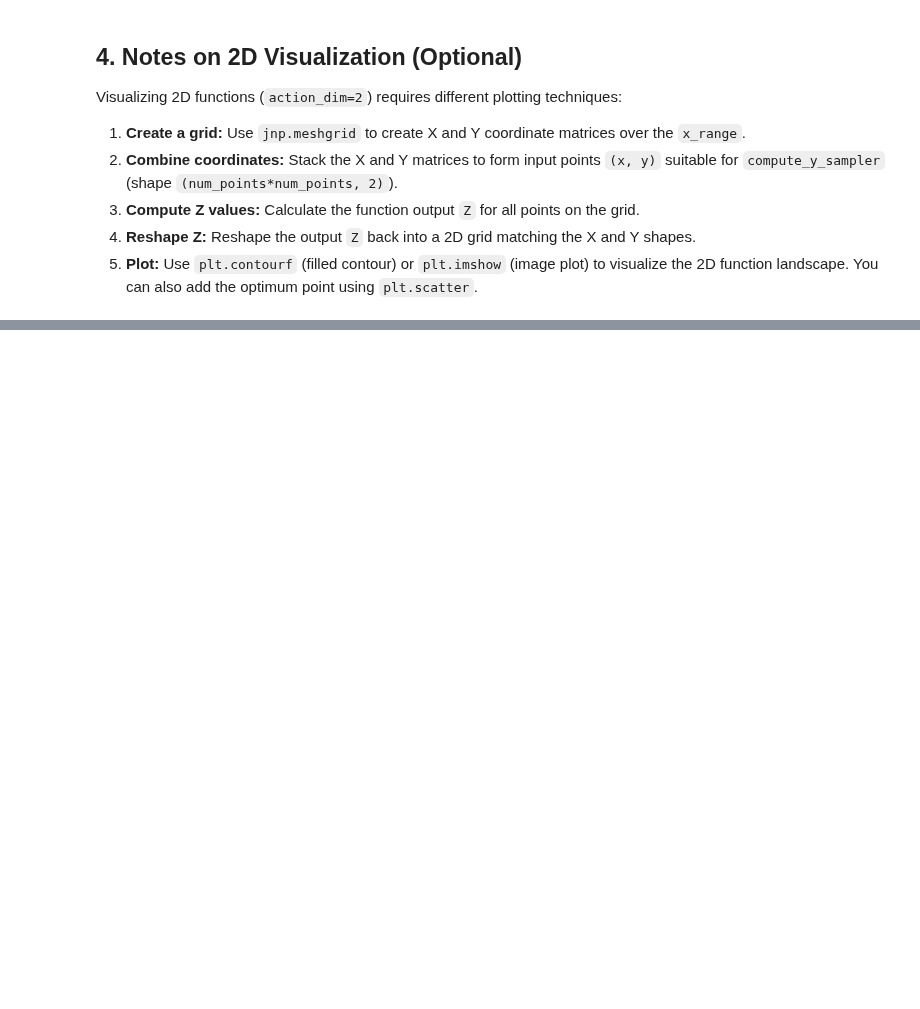
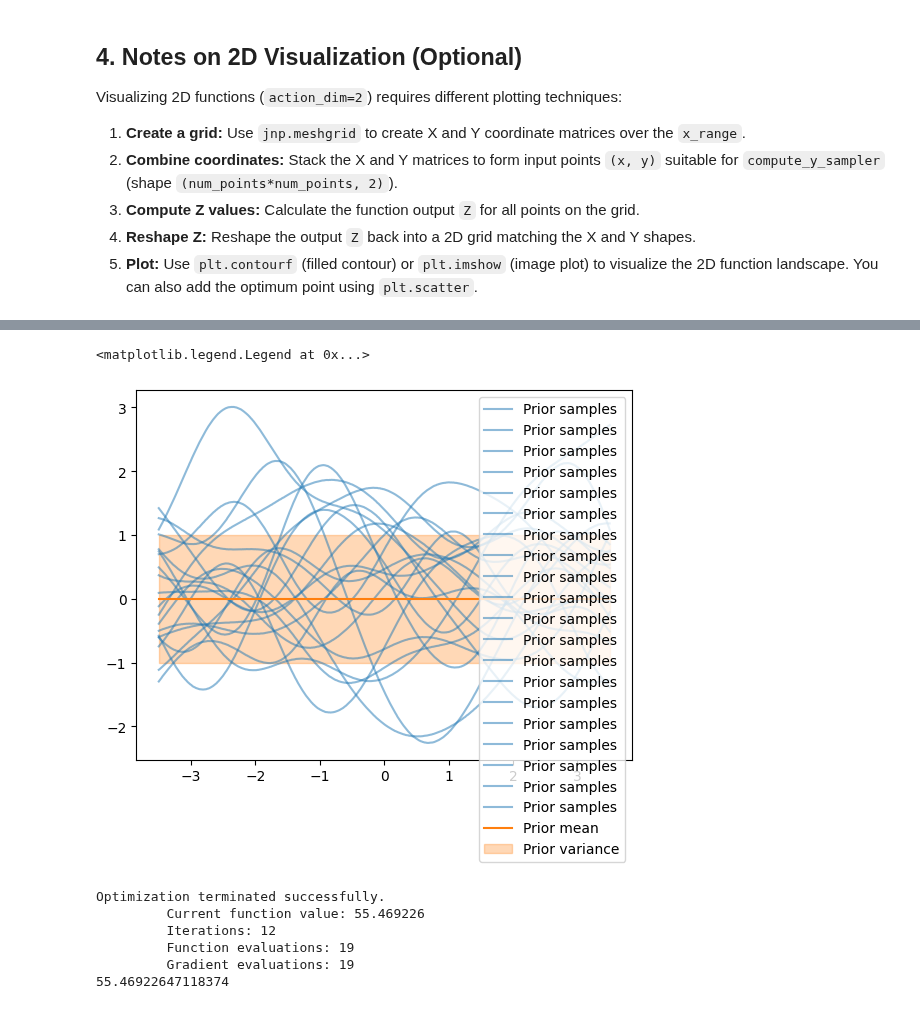
Before and after one commit to Jimvos32/Recurrent-PPO-Jax, a Jupyter notebook: src/tasks/envs/env_notebooks/jax_sampler.ipynb, the cells around one changed output, grey strips where cells are left out. Drawn from its saved outputs; the diff is of its cells as text; code cells hidden in the pictures; blank space fills up the shorter version.

```diff
--- a/src/tasks/envs/env_notebooks/jax_sampler.ipynb
+++ b/src/tasks/envs/env_notebooks/jax_sampler.ipynb
@@ -291,0 +519,28 @@ Visualizing 2D functions (`action_dim=2`) requires different plotting techniques
+# %%
+kernel = gpx.kernels.RBF()  # 1-dimensional input
+meanf = gpx.mean_functions.Zero()
+prior = gpx.gps.Prior(mean_function=meanf, kernel=kernel)
+# %%
+prior_dist = prior.predict(xtest)
+
+prior_mean = prior_dist.mean
+prior_std = prior_dist.variance
+samples = prior_dist.sample(key=key, sample_shape=(20,))
+
+
+fig, ax = plt.subplots()
+ax.plot(xtest, samples.T, alpha=0.5, color=cols[0], label="Prior samples")
+ax.plot(xtest, prior_mean, color=cols[1], label="Prior mean")
+ax.fill_between(
+    xtest.flatten(),
+    prior_mean - prior_std,
+    prior_mean + prior_std,
+    alpha=0.3,
+    color=cols[1],
+    label="Prior variance",
+)
+ax.legend(loc="best")
+# ax = clean_legend(ax)
+# %% [output]
+<matplotlib.legend.Legend at 0x...>
+[figure, added]
@@ -291,0 +550,16 @@ Visualizing 2D functions (`action_dim=2`) requires different plotting techniques
+# %%
+opt_posterior, history = gpx.fit_scipy(
+    model=posterior,
+    # we use the negative mll as we are minimising
+    objective=lambda p, d: -gpx.objectives.conjugate_mll(p, d),
+    train_data=D,
+)
+
+print(-gpx.objectives.conjugate_mll(opt_posterior, D))
+# %% [output]
+Optimization terminated successfully.
+         Current function value: 55.469226
+         Iterations: 12
+         Function evaluations: 19
+         Gradient evaluations: 19
+55.46922647118374
```
Also changed, not shown: parts of 11 cells of this notebook, 36 other files.
